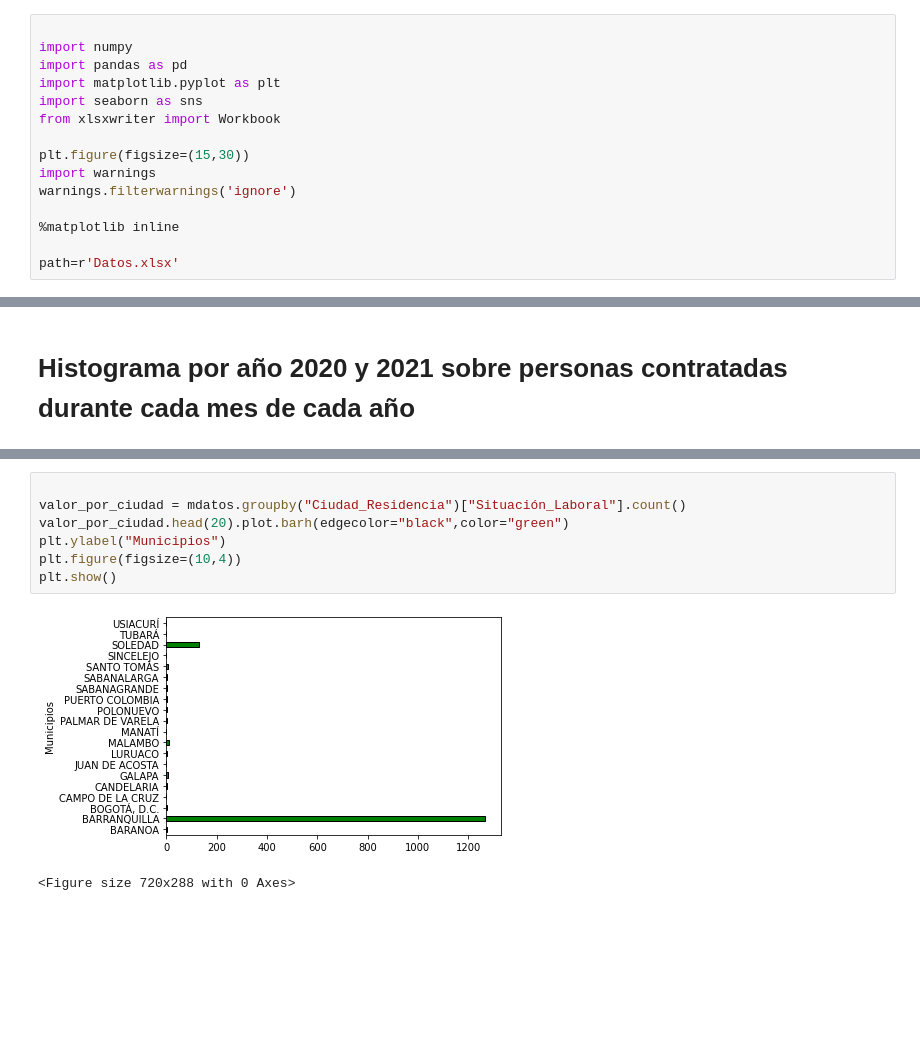
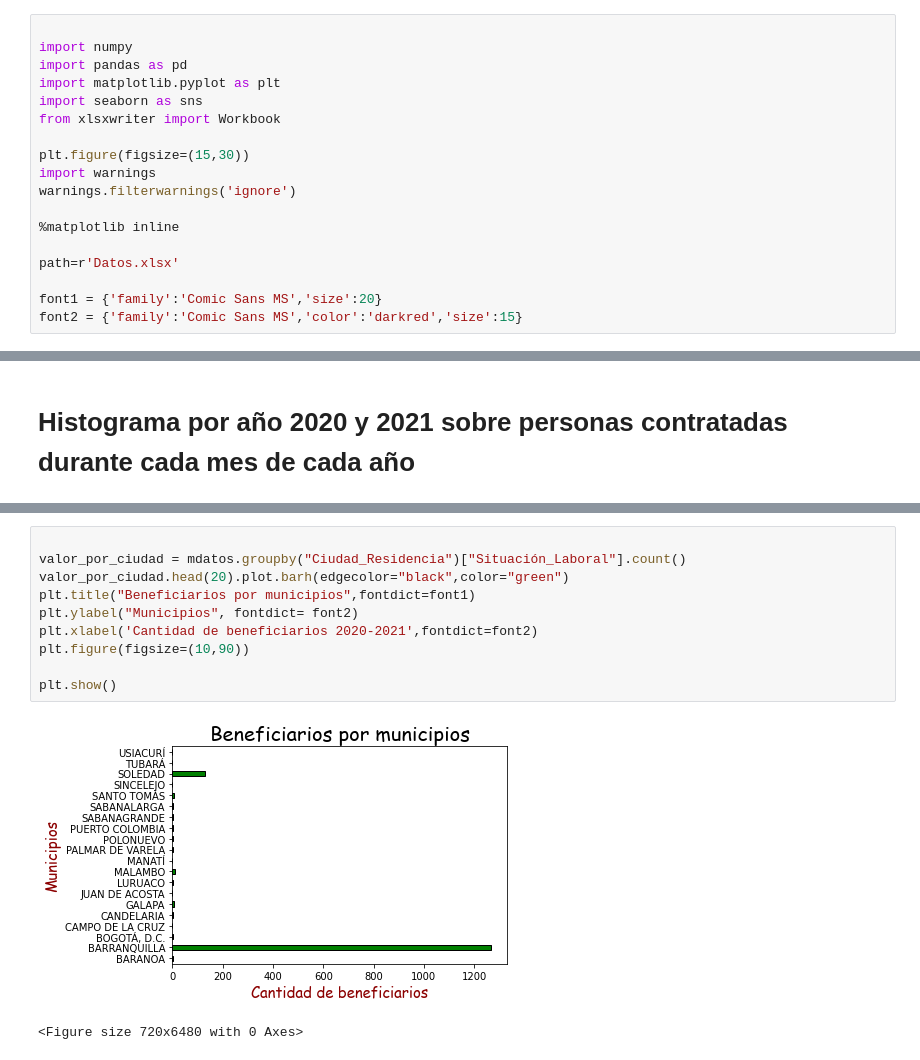
Before and after one commit to SaukB/Analisis, a Jupyter notebook: Material/Proyecto.ipynb, the cells around one changed output, grey strips where cells are left out. Saved outputs shown, nothing was run; the diff lists cells and outputs as text; blank space fills up the shorter version.

```diff
--- a/Material/Proyecto.ipynb
+++ b/Material/Proyecto.ipynb
@@ -15,6 +15,9 @@ warnings.filterwarnings('ignore')
 %matplotlib inline
 
 path=r'Datos.xlsx'
+
+font1 = {'family':'Comic Sans MS','size':20}
+font2 = {'family':'Comic Sans MS','color':'darkred','size':15}
 # %% [markdown]
 # Cargue y lectura de los datos
 # %%
@@ -194,10 +200,13 @@ plt.show
 # %%
 
 valor_por_ciudad = mdatos.groupby("Ciudad_Residencia")["Situación_Laboral"].count()
 valor_por_ciudad.head(20).plot.barh(edgecolor="black",color="green")
-plt.ylabel("Municipios")
-plt.figure(figsize=(10,4))
+plt.title("Beneficiarios por municipios",fontdict=font1)
+plt.ylabel("Municipios", fontdict= font2)
+plt.xlabel('Cantidad de beneficiarios 2020-2021',fontdict=font2)
+plt.figure(figsize=(10,90))
+
 plt.show()
 # %% [output]
-[figure, old version]
+[figure, new version]
-<Figure size 720x288 with 0 Axes>
+<Figure size 720x6480 with 0 Axes>
```
Also changed, not shown: parts of 4 cells of this notebook.
